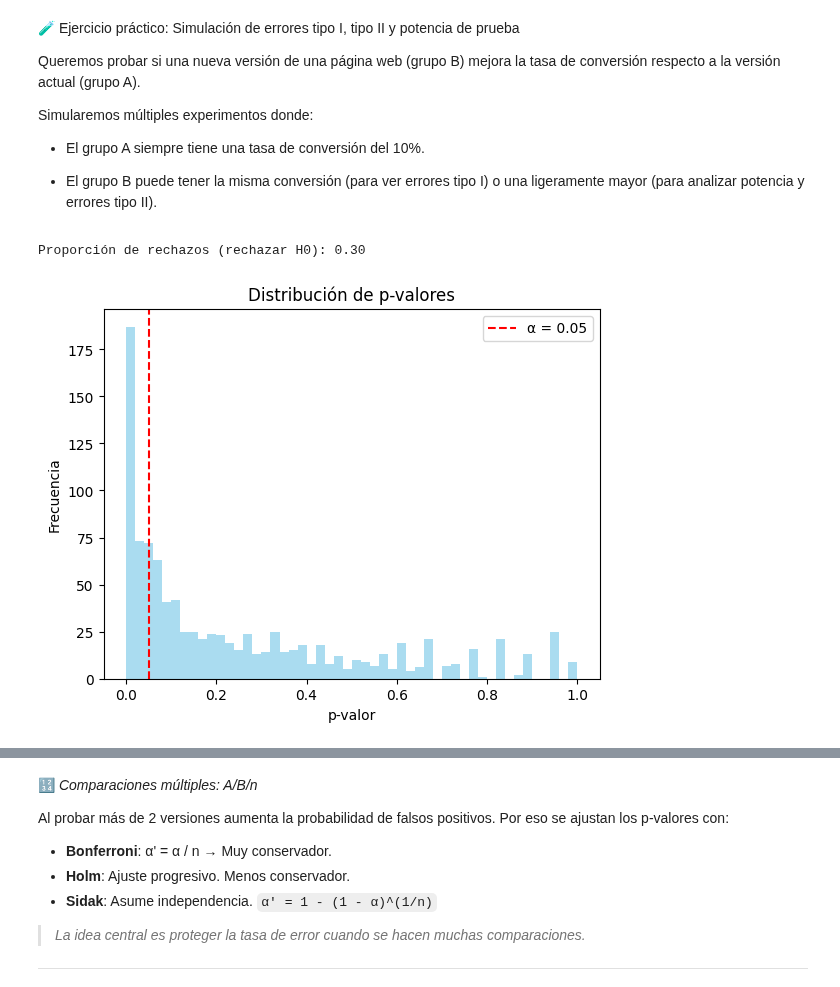
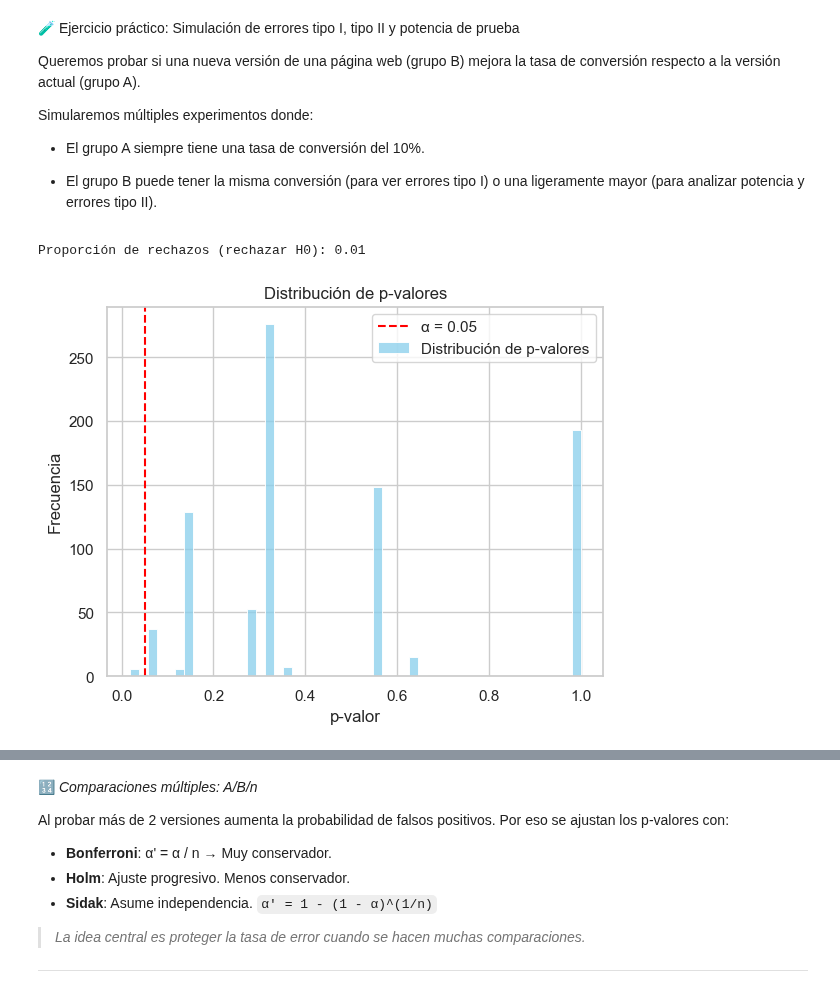
Before and after one commit to zyntonyson/bootcamp_ds_da, a Jupyter notebook: 10-da-toma-decisiones-negocio/20-pruebas-ab.ipynb, the cells around one changed output, grey strips where cells are left out. Saved outputs shown, nothing was run; the diff lists cells and outputs as text; code cells hidden in the pictures.

```diff
--- a/10-da-toma-decisiones-negocio/20-pruebas-ab.ipynb
+++ b/10-da-toma-decisiones-negocio/20-pruebas-ab.ipynb
@@ -8,3 +9,5 @@ import matplotlib.pyplot as plt
+# %%
+sns.set(style="whitegrid", palette="pastel")
 # %% [markdown]
 ---
 
@@ -122,48 +125,37 @@ Simularemos múltiples experimentos donde:
 
 - El grupo B puede tener la misma conversión (para ver errores tipo I) o una ligeramente mayor (para analizar potencia y errores tipo II).
 # %%
-# Parámetros
-# @title Number fields
+# @title Parámetros
 p_control = 0.10        # tasa de conversión grupo A
-p_test = 0.12           # @param {type:"slider", min:0.09, max:0.15, step:0.01}
-n = 1000                # usuarios por grupo
+p_test = 0.10          # @param {type:"slider", min:0.09, max:0.15, step:0.01}
+n = 10               # usuarios por grupo  # @param {type:"integer"}
 num_experimentos = 1000
 alpha = 0.05            # nivel de significancia
-# %%
-# Parámetros
-# @title Number fields
-p_control = 0.10        # tasa de conversión grupo A
-
-n = 1000                # usuarios por grupo
-num_experimentos = 1000
-alpha = 0.05            # nivel de significancia
-# %%
-p_test = 0.12           # @param {type:"slider", min:0.09, max:0.15, step:0.01}
 # %%
 
 np.random.seed(42)
 p_values = []
 rechazos = 0
 
 for _ in range(num_experimentos):
     a = np.random.binomial(1, p_control, n)
     b = np.random.binomial(1, p_test, n)
     stat, p = ttest_ind(a, b)
     p_values.append(p)
     if p < alpha:
         rechazos += 1
 
 # Resultados
 print(f"Proporción de rechazos (rechazar H0): {rechazos / num_experimentos:.2f}")
 
 # Visualización
-plt.hist(p_values, bins=50, alpha=0.7, color='skyblue')
+sns.histplot(p_values, bins=50, kde=False, color='skyblue', label='Distribución de p-valores')
 plt.axvline(x=alpha, color='red', linestyle='--', label='α = 0.05')
 plt.title('Distribución de p-valores')
 plt.xlabel('p-valor')
 plt.ylabel('Frecuencia')
 plt.legend()
 plt.show()
 # %% [output]
-Proporción de rechazos (rechazar H0): 0.30
+Proporción de rechazos (rechazar H0): 0.01
-[figure, old version]
+[figure, new version]
```
Also changed, not shown: parts of 2 cells of this notebook.
